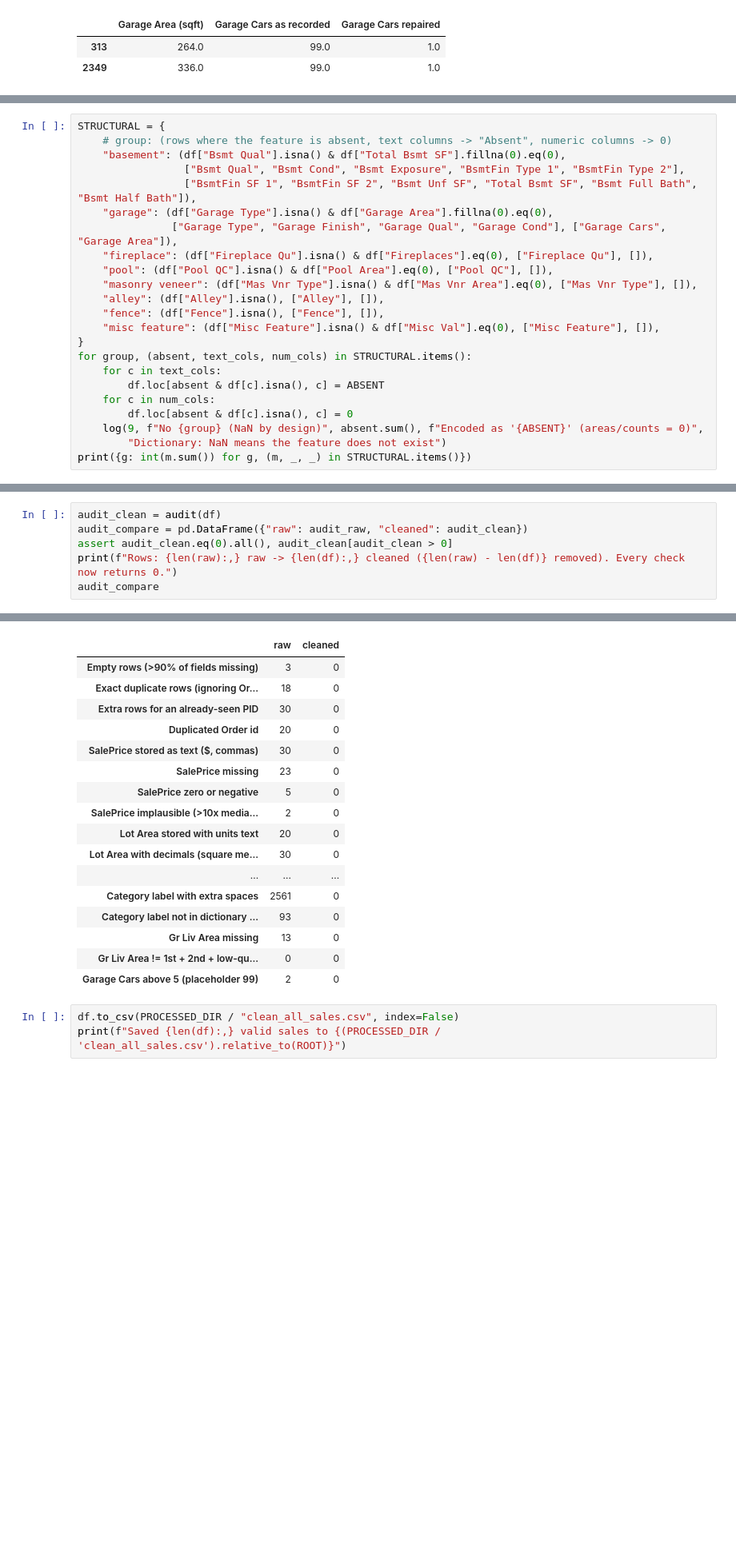
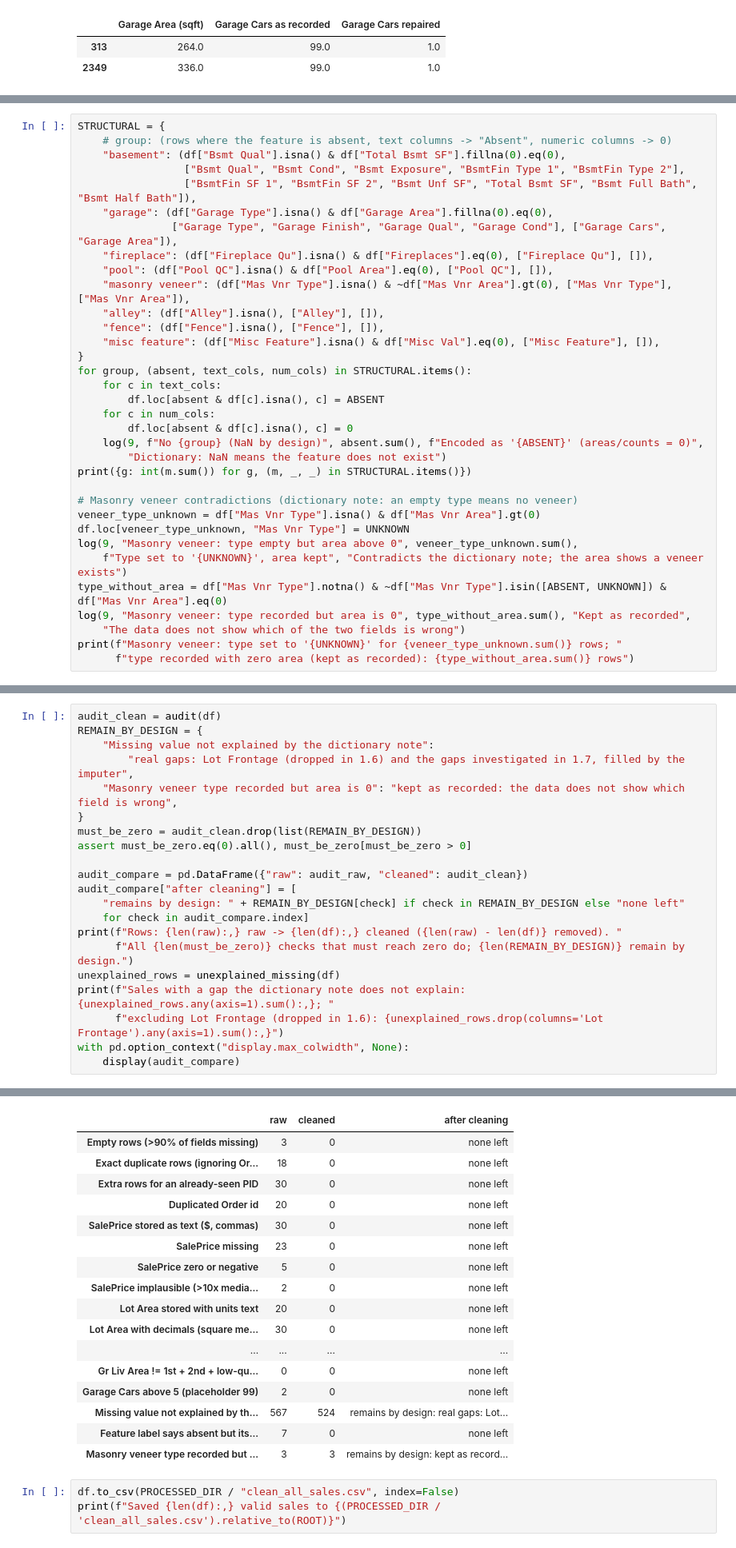
Before and after one commit to daniosp/final-proyect-ml, a Jupyter notebook: main/clearview_analysis.ipynb, the cells around one changed output, grey strips where cells are left out. Shown at 80% size. Saved outputs shown, nothing was run; the diff lists cells and outputs as text; blank space fills up the shorter version.

```diff
--- a/main/clearview_analysis.ipynb
+++ b/main/clearview_analysis.ipynb
@@ -773,7 +841,7 @@ STRUCTURAL = {
                ["Garage Type", "Garage Finish", "Garage Qual", "Garage Cond"], ["Garage Cars", "Garage Area"]),
     "fireplace": (df["Fireplace Qu"].isna() & df["Fireplaces"].eq(0), ["Fireplace Qu"], []),
     "pool": (df["Pool QC"].isna() & df["Pool Area"].eq(0), ["Pool QC"], []),
-    "masonry veneer": (df["Mas Vnr Type"].isna() & df["Mas Vnr Area"].eq(0), ["Mas Vnr Type"], []),
+    "masonry veneer": (df["Mas Vnr Type"].isna() & ~df["Mas Vnr Area"].gt(0), ["Mas Vnr Type"], ["Mas Vnr Area"]),
     "alley": (df["Alley"].isna(), ["Alley"], []),
     "fence": (df["Fence"].isna(), ["Fence"], []),
     "misc feature": (df["Misc Feature"].isna() & df["Misc Val"].eq(0), ["Misc Feature"], []),
@@ -786,4 +854,15 @@ for group, (absent, text_cols, num_cols) in STRUCTURAL.items():
     log(9, f"No {group} (NaN by design)", absent.sum(), f"Encoded as '{ABSENT}' (areas/counts = 0)",
         "Dictionary: NaN means the feature does not exist")
 print({g: int(m.sum()) for g, (m, _, _) in STRUCTURAL.items()})
+
+# Masonry veneer contradictions (dictionary note: an empty type means no veneer)
+veneer_type_unknown = df["Mas Vnr Type"].isna() & df["Mas Vnr Area"].gt(0)
+df.loc[veneer_type_unknown, "Mas Vnr Type"] = UNKNOWN
+log(9, "Masonry veneer: type empty but area above 0", veneer_type_unknown.sum(),
+    f"Type set to '{UNKNOWN}', area kept", "Contradicts the dictionary note; the area shows a veneer exists")
+type_without_area = df["Mas Vnr Type"].notna() & ~df["Mas Vnr Type"].isin([ABSENT, UNKNOWN]) & df["Mas Vnr Area"].eq(0)
+log(9, "Masonry veneer: type recorded but area is 0", type_without_area.sum(), "Kept as recorded",
+    "The data does not show which of the two fields is wrong")
+print(f"Masonry veneer: type set to '{UNKNOWN}' for {veneer_type_unknown.sum()} rows; "
+      f"type recorded with zero area (kept as recorded): {type_without_area.sum()} rows")
 # %% [output]
@@ -793,7 +875,22 @@ print({g: int(m.sum()) for g, (m, _, _) in STRUCTURAL.items()})
 # %%
 audit_clean = audit(df)
+REMAIN_BY_DESIGN = {
+    "Missing value not explained by the dictionary note":
+        "real gaps: Lot Frontage (dropped in 1.6) and the gaps investigated in 1.7, filled by the imputer",
+    "Masonry veneer type recorded but area is 0": "kept as recorded: the data does not show which field is wrong",
+}
+must_be_zero = audit_clean.drop(list(REMAIN_BY_DESIGN))
+assert must_be_zero.eq(0).all(), must_be_zero[must_be_zero > 0]
+
 audit_compare = pd.DataFrame({"raw": audit_raw, "cleaned": audit_clean})
-assert audit_clean.eq(0).all(), audit_clean[audit_clean > 0]
-print(f"Rows: {len(raw):,} raw -> {len(df):,} cleaned ({len(raw) - len(df)} removed). Every check now returns 0.")
-audit_compare
+audit_compare["after cleaning"] = [
+    "remains by design: " + REMAIN_BY_DESIGN[check] if check in REMAIN_BY_DESIGN else "none left"
+    for check in audit_compare.index]
+print(f"Rows: {len(raw):,} raw -> {len(df):,} cleaned ({len(raw) - len(df)} removed). "
+      f"All {len(must_be_zero)} checks that must reach zero do; {len(REMAIN_BY_DESIGN)} remain by design.")
+unexplained_rows = unexplained_missing(df)
+print(f"Sales with a gap the dictionary note does not explain: {unexplained_rows.any(axis=1).sum():,}; "
+      f"excluding Lot Frontage (dropped in 1.6): {unexplained_rows.drop(columns='Lot Frontage').any(axis=1).sum():,}")
+with pd.option_context("display.max_colwidth", None):
+    display(audit_compare)
 # %% [output]
@@ -801,20 +899,20 @@ Rows: 2,963 raw -> 2,901 cleaned (62 removed). Every check now returns 0.
-|  | raw | cleaned |
-| Empty rows (>90% of fields missing) | 3 | 0 |
-| Exact duplicate rows (ignoring Or... | 18 | 0 |
-| Extra rows for an already-seen PID | 30 | 0 |
-| Duplicated Order id | 20 | 0 |
-| SalePrice stored as text ($, commas) | 30 | 0 |
-| SalePrice missing | 23 | 0 |
-| SalePrice zero or negative | 5 | 0 |
-| SalePrice implausible (>10x media... | 2 | 0 |
-| Lot Area stored with units text | 20 | 0 |
-| Lot Area with decimals (square me... | 30 | 0 |
-| ... | ... | ... |
-| Category label with extra spaces | 2561 | 0 |
-| Category label not in dictionary ... | 93 | 0 |
-| Gr Liv Area missing | 13 | 0 |
-| Gr Liv Area != 1st + 2nd + low-qu... | 0 | 0 |
-| Garage Cars above 5 (placeholder 99) | 2 | 0 |
+|  | raw | cleaned | after cleaning |
+| Empty rows (>90% of fields missing) | 3 | 0 | none left |
+| Exact duplicate rows (ignoring Or... | 18 | 0 | none left |
+| Extra rows for an already-seen PID | 30 | 0 | none left |
+| Duplicated Order id | 20 | 0 | none left |
+| SalePrice stored as text ($, commas) | 30 | 0 | none left |
+| SalePrice missing | 23 | 0 | none left |
+| SalePrice zero or negative | 5 | 0 | none left |
+| SalePrice implausible (>10x media... | 2 | 0 | none left |
+| Lot Area stored with units text | 20 | 0 | none left |
+| Lot Area with decimals (square me... | 30 | 0 | none left |
+| ... | ... | ... | ... |
+| Gr Liv Area != 1st + 2nd + low-qu... | 0 | 0 | none left |
+| Garage Cars above 5 (placeholder 99) | 2 | 0 | none left |
+| Missing value not explained by th... | 567 | 524 | remains by design: real gaps: Lot... |
+| Feature label says absent but its... | 7 | 0 | none left |
+| Masonry veneer type recorded but ... | 3 | 3 | remains by design: kept as record... |
 # %%
 df.to_csv(PROCESSED_DIR / "clean_all_sales.csv", index=False)
 print(f"Saved {len(df):,} valid sales to {(PROCESSED_DIR / 'clean_all_sales.csv').relative_to(ROOT)}")
```
Also changed, not shown: parts of 24 cells of this notebook, 6 other files.
